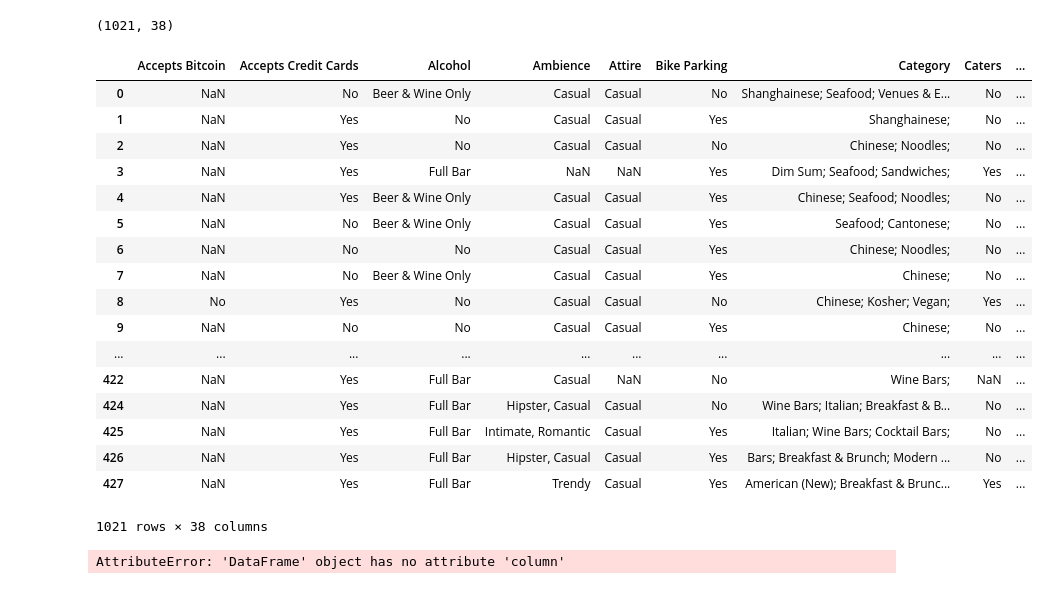
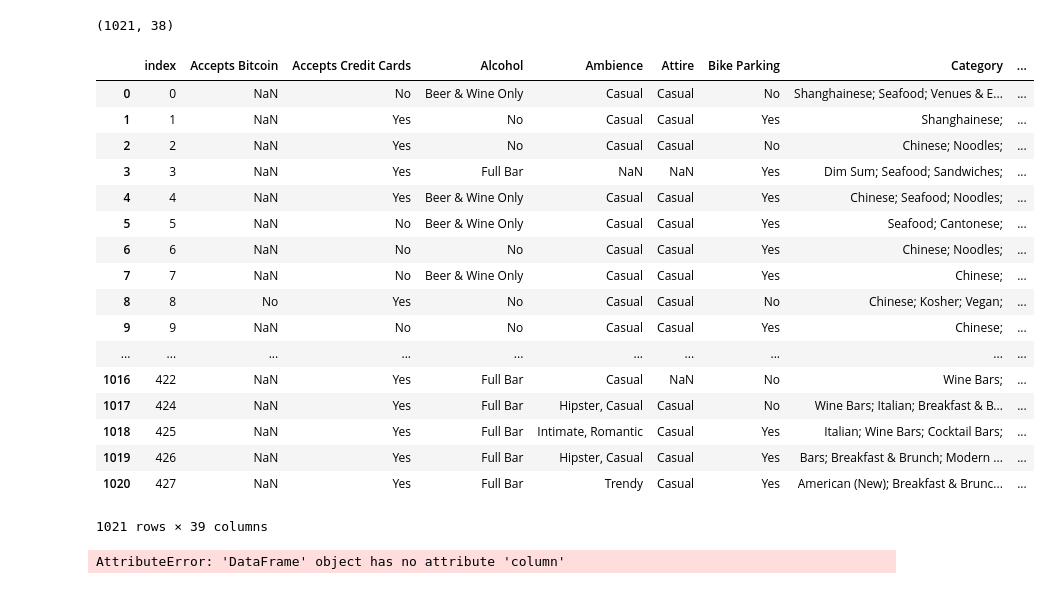
Before and after one commit to yeahgo/Are-you-hungry-team-13, a Jupyter notebook: Dataframe Cleaner.ipynb, the cells around one changed output. Cells and saved outputs as stored; diff of their text form; code cells hidden in the pictures.

Commit message:
Reset final df index

```diff
--- a/Dataframe Cleaner.ipynb
+++ b/Dataframe Cleaner.ipynb
@@ -67,23 +67,23 @@ df_final.shape
 (1021, 38)
 # %%
 df_final = df_final.rename(index=str, columns={"restaurant_neighobrhood": "restaurant_neighborhood"})
-df_final.to_csv("final.")
+df_final.reset_index()
 # %% [output]
-|  | Accepts Bitcoin | Accepts Credit Cards | Alcohol | Ambience | Attire | Bike Parking | Category | Caters | ... |
-| 0 | NaN | No | Beer & Wine Only | Casual | Casual | No | Shanghainese; Seafood; Venues & E... | No | ... |
-| 1 | NaN | Yes | No | Casual | Casual | Yes | Shanghainese; | No | ... |
-| 2 | NaN | Yes | No | Casual | Casual | No | Chinese; Noodles; | No | ... |
-| 3 | NaN | Yes | Full Bar | NaN | NaN | Yes | Dim Sum; Seafood; Sandwiches; | Yes | ... |
-| 4 | NaN | Yes | Beer & Wine Only | Casual | Casual | Yes | Chinese; Seafood; Noodles; | No | ... |
-| 5 | NaN | No | Beer & Wine Only | Casual | Casual | Yes | Seafood; Cantonese; | No | ... |
-| 6 | NaN | No | No | Casual | Casual | Yes | Chinese; Noodles; | No | ... |
-| 7 | NaN | No | Beer & Wine Only | Casual | Casual | Yes | Chinese; | No | ... |
-| 8 | No | Yes | No | Casual | Casual | No | Chinese; Kosher; Vegan; | Yes | ... |
-| 9 | NaN | No | No | Casual | Casual | Yes | Chinese; | No | ... |
+|  | index | Accepts Bitcoin | Accepts Credit Cards | Alcohol | Ambience | Attire | Bike Parking | Category | ... |
+| 0 | 0 | NaN | No | Beer & Wine Only | Casual | Casual | No | Shanghainese; Seafood; Venues & E... | ... |
+| 1 | 1 | NaN | Yes | No | Casual | Casual | Yes | Shanghainese; | ... |
+| 2 | 2 | NaN | Yes | No | Casual | Casual | No | Chinese; Noodles; | ... |
+| 3 | 3 | NaN | Yes | Full Bar | NaN | NaN | Yes | Dim Sum; Seafood; Sandwiches; | ... |
+| 4 | 4 | NaN | Yes | Beer & Wine Only | Casual | Casual | Yes | Chinese; Seafood; Noodles; | ... |
+| 5 | 5 | NaN | No | Beer & Wine Only | Casual | Casual | Yes | Seafood; Cantonese; | ... |
+| 6 | 6 | NaN | No | No | Casual | Casual | Yes | Chinese; Noodles; | ... |
+| 7 | 7 | NaN | No | Beer & Wine Only | Casual | Casual | Yes | Chinese; | ... |
+| 8 | 8 | No | Yes | No | Casual | Casual | No | Chinese; Kosher; Vegan; | ... |
+| 9 | 9 | NaN | No | No | Casual | Casual | Yes | Chinese; | ... |
 | ... | ... | ... | ... | ... | ... | ... | ... | ... | ... |
-| 422 | NaN | Yes | Full Bar | Casual | NaN | No | Wine Bars; | NaN | ... |
-| 424 | NaN | Yes | Full Bar | Hipster, Casual | Casual | No | Wine Bars; Italian; Breakfast & B... | No | ... |
-| 425 | NaN | Yes | Full Bar | Intimate, Romantic | Casual | Yes | Italian; Wine Bars; Cocktail Bars; | No | ... |
-| 426 | NaN | Yes | Full Bar | Hipster, Casual | Casual | Yes | Bars; Breakfast & Brunch; Modern ... | No | ... |
-| 427 | NaN | Yes | Full Bar | Trendy | Casual | Yes | American (New); Breakfast & Brunc... | Yes | ... |
+| 1016 | 422 | NaN | Yes | Full Bar | Casual | NaN | No | Wine Bars; | ... |
+| 1017 | 424 | NaN | Yes | Full Bar | Hipster, Casual | Casual | No | Wine Bars; Italian; Breakfast & B... | ... |
+| 1018 | 425 | NaN | Yes | Full Bar | Intimate, Romantic | Casual | Yes | Italian; Wine Bars; Cocktail Bars; | ... |
+| 1019 | 426 | NaN | Yes | Full Bar | Hipster, Casual | Casual | Yes | Bars; Breakfast & Brunch; Modern ... | ... |
+| 1020 | 427 | NaN | Yes | Full Bar | Trendy | Casual | Yes | American (New); Breakfast & Brunc... | ... |
-1021 rows × 38 columns
+1021 rows × 39 columns
```
Also changed, not shown: parts of 1 cell of this notebook.
